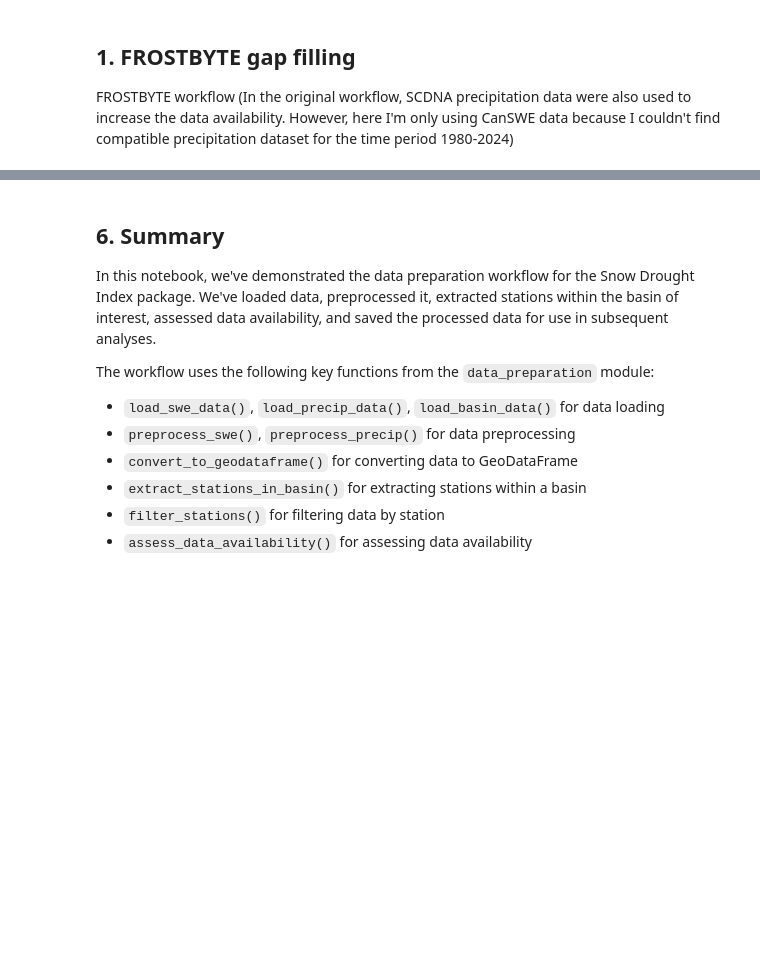
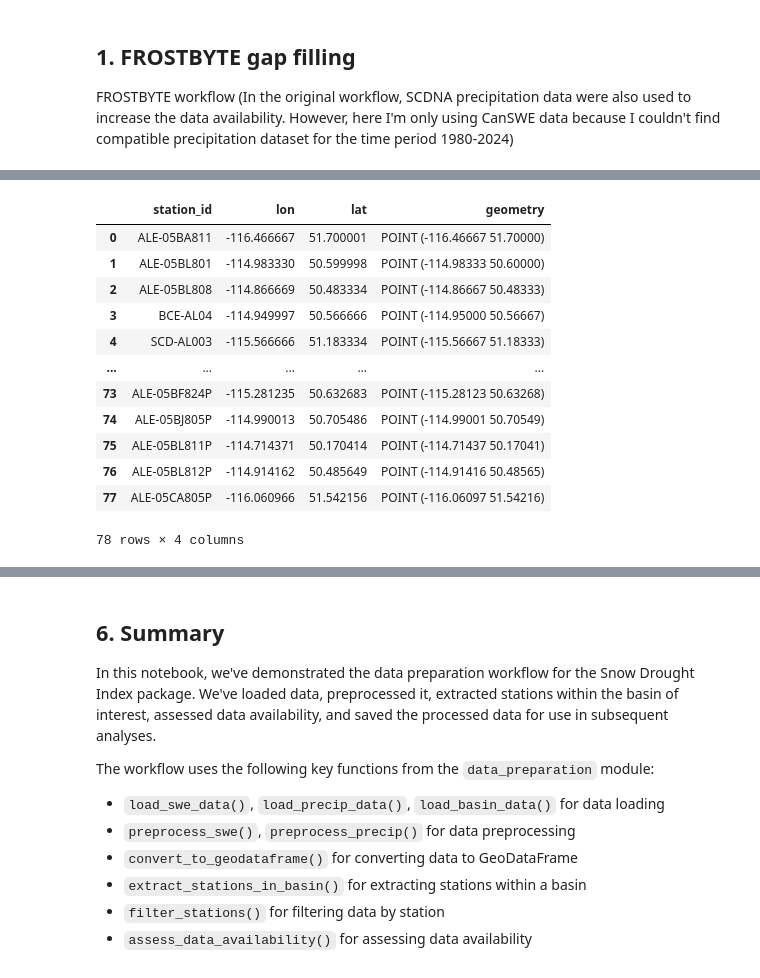
Before and after one commit to hasithajayamaha/snowdroughtindex-main, a Jupyter notebook: notebooks/workflows/0_data_preparation_workflow.ipynb, the cells around one changed output, grey strips where cells are left out. Saved outputs shown, nothing was run; the diff lists cells and outputs as text; code cells hidden in the pictures; blank space fills up the shorter version.

```diff
--- a/notebooks/workflows/0_data_preparation_workflow.ipynb
+++ b/notebooks/workflows/0_data_preparation_workflow.ipynb
@@ -215,0 +236,28 @@ from snowdroughtindex.core.gap_filling import qm_gap_filling, artificial_gap_fil
+# %%
+# Extract unique station coordinates
+unique_stations = bow_canswe_df.reset_index().drop_duplicates(subset='station_id')[['station_id', 'lon', 'lat']]
+
+# Convert SWE stations DataArray to GeoDataFrame for further analysis
+data = {'station_id': unique_stations['station_id'].values,
+        'lon': unique_stations['lon'].values,
+        'lat': unique_stations['lat'].values}
+df = pd.DataFrame(data)
+geometry = [Point(xy) for xy in zip(df['lon'], df['lat'])]
+crs = "EPSG:4326"
+SWE_stations_gdf = gpd.GeoDataFrame(df, crs=crs, geometry=geometry)
+
+display(SWE_stations_gdf)
+# %% [output]
+|  | station_id | lon | lat | geometry |
+| 0 | ALE-05BA811 | -116.466667 | 51.700001 | POINT (-116.46667 51.70000) |
+| 1 | ALE-05BL801 | -114.983330 | 50.599998 | POINT (-114.98333 50.60000) |
+| 2 | ALE-05BL808 | -114.866669 | 50.483334 | POINT (-114.86667 50.48333) |
+| 3 | BCE-AL04 | -114.949997 | 50.566666 | POINT (-114.95000 50.56667) |
+| 4 | SCD-AL003 | -115.566666 | 51.183334 | POINT (-115.56667 51.18333) |
+| ... | ... | ... | ... | ... |
+| 73 | ALE-05BF824P | -115.281235 | 50.632683 | POINT (-115.28123 50.63268) |
+| 74 | ALE-05BJ805P | -114.990013 | 50.705486 | POINT (-114.99001 50.70549) |
+| 75 | ALE-05BL811P | -114.714371 | 50.170414 | POINT (-114.71437 50.17041) |
+| 76 | ALE-05BL812P | -114.914162 | 50.485649 | POINT (-114.91416 50.48565) |
+| 77 | ALE-05CA805P | -116.060966 | 51.542156 | POINT (-116.06097 51.54216) |
+78 rows × 4 columns
```
Also changed, not shown: parts of 7 cells of this notebook.
